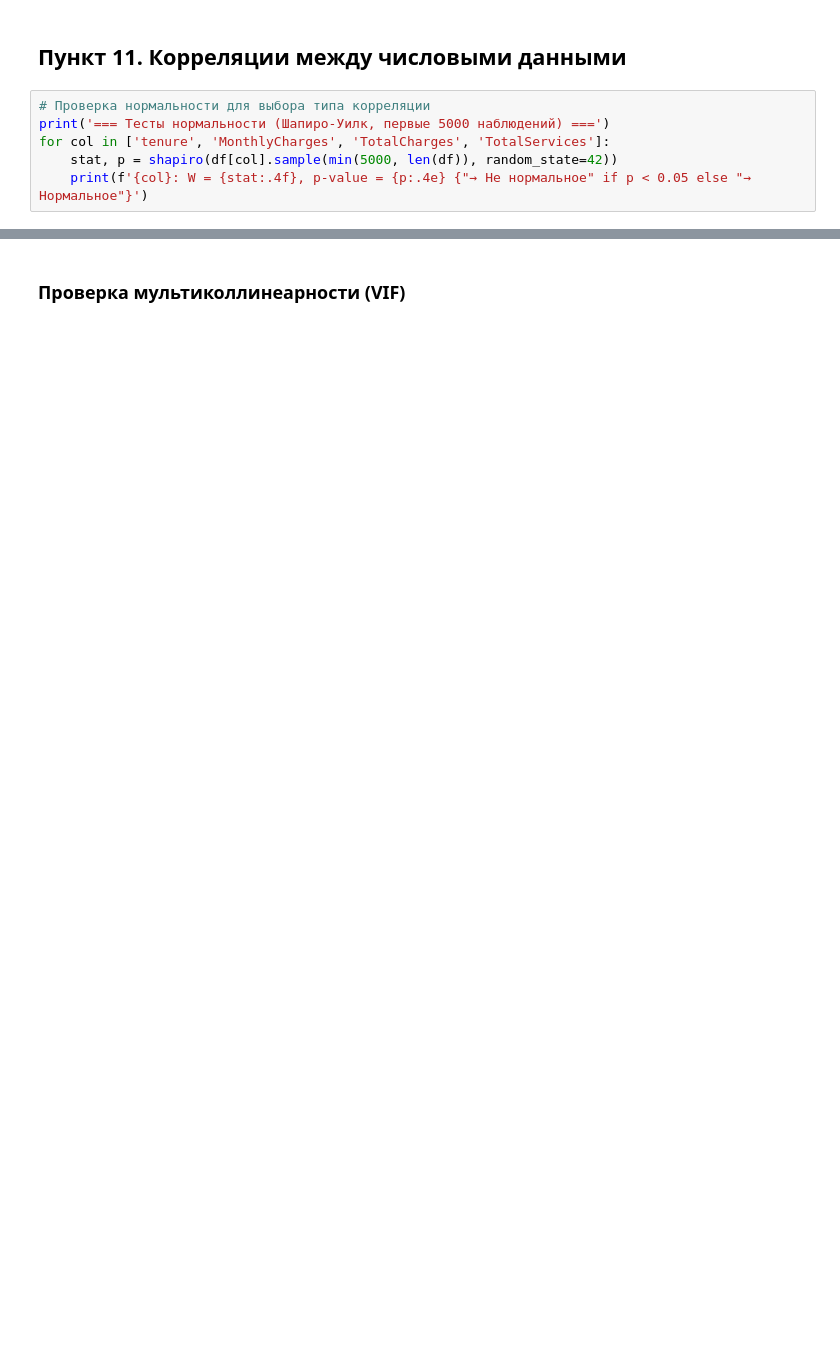
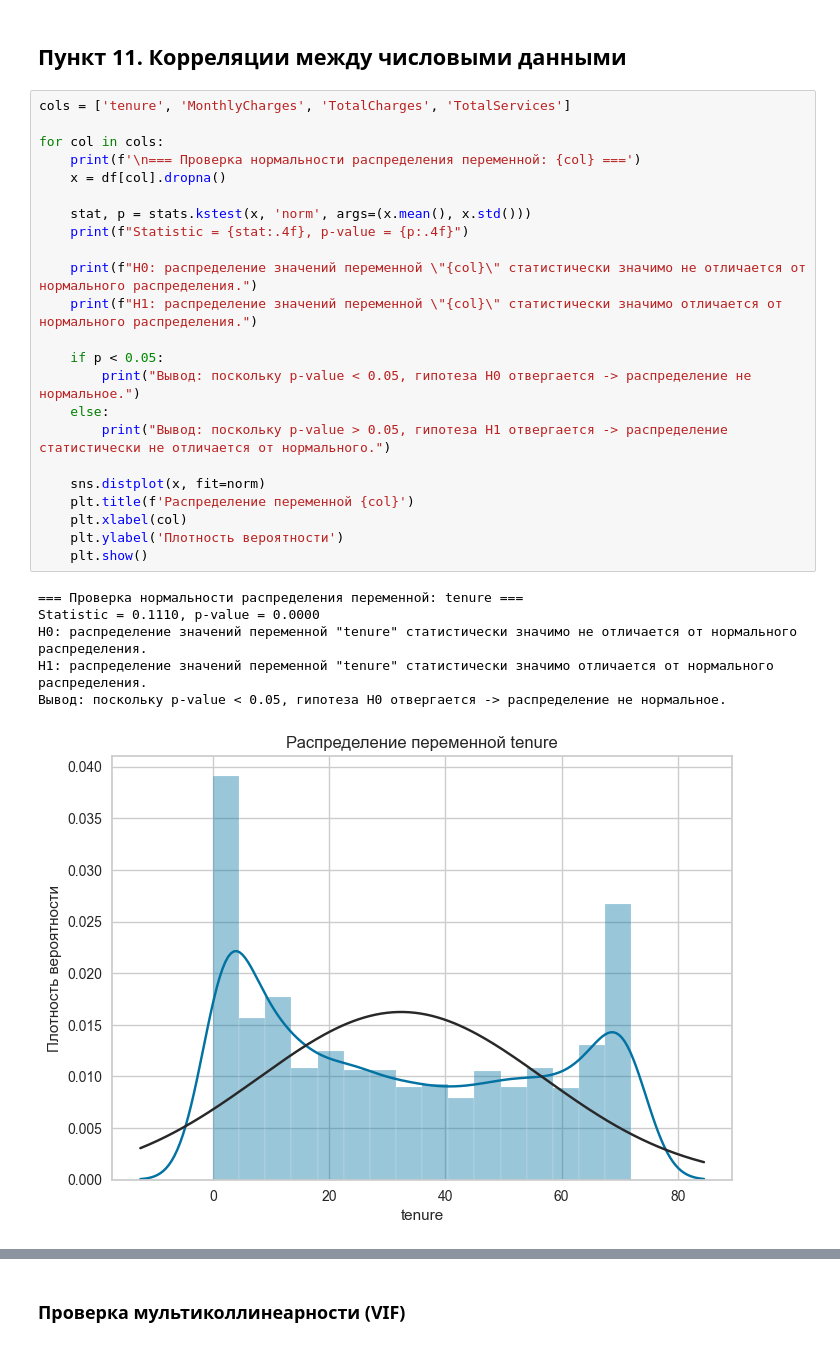
Before and after one commit to ilyaytrewq/Data_analysis_project, a Jupyter notebook: Tikhonov_Takhunov.ipynb, the cells around one changed output, grey strips where cells are left out. Drawn from its saved outputs; the diff is of its cells as text; blank space fills up the shorter version.

```diff
--- a/Tikhonov_Takhunov.ipynb
+++ b/Tikhonov_Takhunov.ipynb
@@ -339,8 +533,32 @@ print(df.groupby('Contract')[['tenure', 'MonthlyCharges', 'TotalCharges', 'Total
 # %% [markdown]
 ## Пункт 11. Корреляции между числовыми данными
-# %%
-# Проверка нормальности для выбора типа корреляции
-print('=== Тесты нормальности (Шапиро-Уилк, первые 5000 наблюдений) ===')
-for col in ['tenure', 'MonthlyCharges', 'TotalCharges', 'TotalServices']:
-    stat, p = shapiro(df[col].sample(min(5000, len(df)), random_state=42))
-    print(f'{col}: W = {stat:.4f}, p-value = {p:.4e} {"→ Не нормальное" if p < 0.05 else "→ Нормальное"}')
+# %%
+cols = ['tenure', 'MonthlyCharges', 'TotalCharges', 'TotalServices']
+
+for col in cols:
+    print(f'\n=== Проверка нормальности распределения переменной: {col} ===')
+    x = df[col].dropna()
+
+    stat, p = stats.kstest(x, 'norm', args=(x.mean(), x.std()))
+    print(f"Statistic = {stat:.4f}, p-value = {p:.4f}")
+
+    print(f"H0: распределение значений переменной \"{col}\" статистически значимо не отличается от нормального распределения.")
+    print(f"H1: распределение значений переменной \"{col}\" статистически значимо отличается от нормального распределения.")
+
+    if p < 0.05:
+        print("Вывод: поскольку p-value < 0.05, гипотеза H0 отвергается -> распределение не нормальное.")
+    else:
+        print("Вывод: поскольку p-value > 0.05, гипотеза H1 отвергается -> распределение статистически не отличается от нормального.")
+
+    sns.distplot(x, fit=norm)
+    plt.title(f'Распределение переменной {col}')
+    plt.xlabel(col)
+    plt.ylabel('Плотность вероятности')
+    plt.show()
+# %% [output]
+=== Проверка нормальности распределения переменной: tenure ===
+Statistic = 0.1110, p-value = 0.0000
+H0: распределение значений переменной "tenure" статистически значимо не отличается от нормального распределения.
+H1: распределение значений переменной "tenure" статистически значимо отличается от нормального распределения.
+Вывод: поскольку p-value < 0.05, гипотеза H0 отвергается -> распределение не нормальное.
+[figure, added]
```
Also changed, not shown: parts of 120 cells of this notebook.
